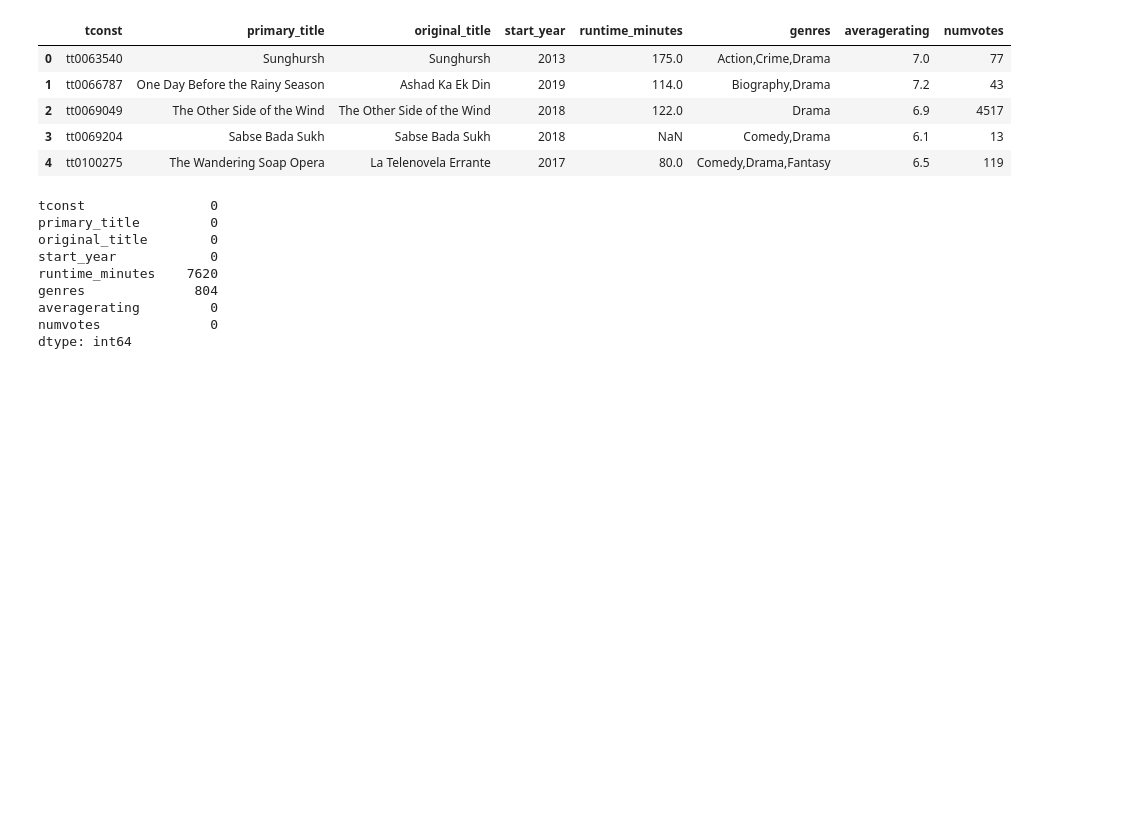
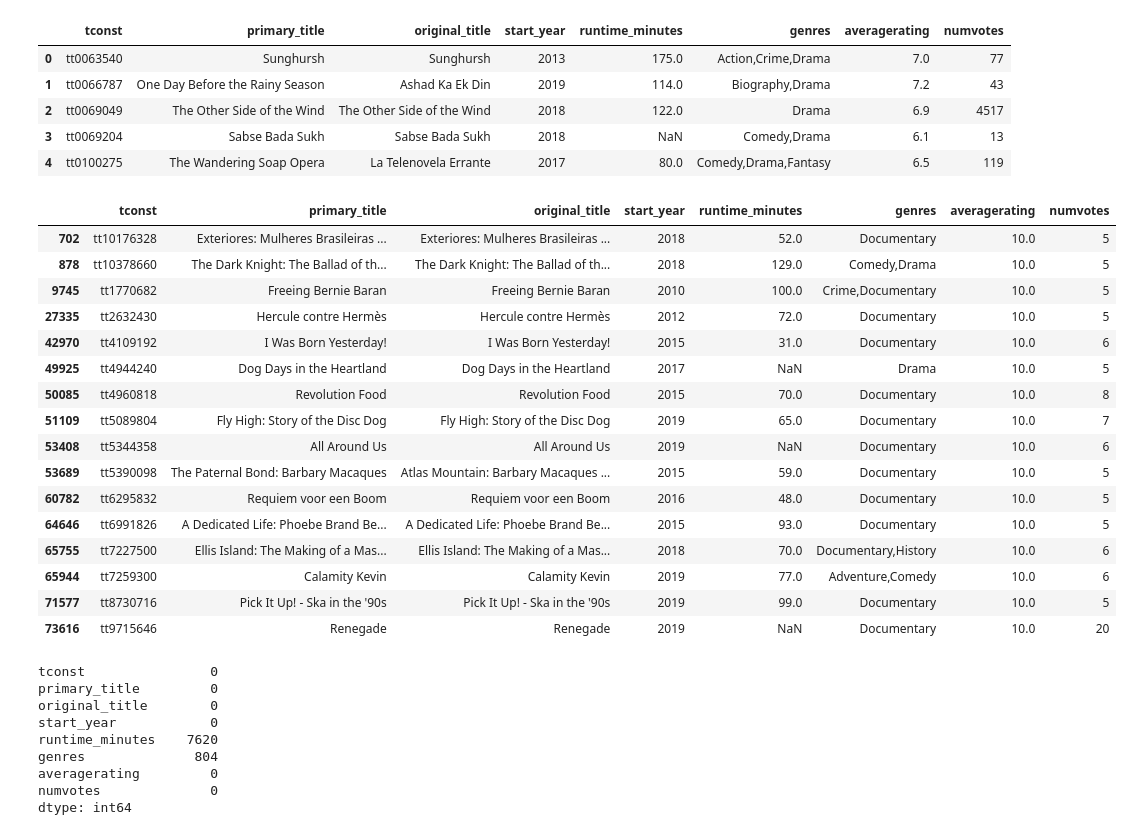
Before and after one commit to FionaNalianya/Microsoft-Movie, a Jupyter notebook: notebook.ipynb, the cells around one changed output. Saved outputs shown, nothing was run; the diff lists cells and outputs as text; code cells hidden in the pictures; blank space fills up the shorter version.

Commit message:
Added updated filters

```diff
--- a/notebook.ipynb
+++ b/notebook.ipynb
@@ -361,6 +361,27 @@ title_basics_ratings.head()
 | 2 | tt0069049 | The Other Side of the Wind | The Other Side of the Wind | 2018 | 122.0 | Drama | 6.9 | 4517 |
 | 3 | tt0069204 | Sabse Bada Sukh | Sabse Bada Sukh | 2018 | NaN | Comedy,Drama | 6.1 | 13 |
 | 4 | tt0100275 | The Wandering Soap Opera | La Telenovela Errante | 2017 | 80.0 | Comedy,Drama,Fantasy | 6.5 | 119 |
+# %%
+# filtering the datasets to get rows with highest average rating
+title_basics_ratings[title_basics_ratings.averagerating == 10.0]
+# %% [output]
+|  | tconst | primary_title | original_title | start_year | runtime_minutes | genres | averagerating | numvotes |
+| 702 | tt10176328 | Exteriores: Mulheres Brasileiras ... | Exteriores: Mulheres Brasileiras ... | 2018 | 52.0 | Documentary | 10.0 | 5 |
+| 878 | tt10378660 | The Dark Knight: The Ballad of th... | The Dark Knight: The Ballad of th... | 2018 | 129.0 | Comedy,Drama | 10.0 | 5 |
+| 9745 | tt1770682 | Freeing Bernie Baran | Freeing Bernie Baran | 2010 | 100.0 | Crime,Documentary | 10.0 | 5 |
+| 27335 | tt2632430 | Hercule contre Hermès | Hercule contre Hermès | 2012 | 72.0 | Documentary | 10.0 | 5 |
+| 42970 | tt4109192 | I Was Born Yesterday! | I Was Born Yesterday! | 2015 | 31.0 | Documentary | 10.0 | 6 |
+| 49925 | tt4944240 | Dog Days in the Heartland | Dog Days in the Heartland | 2017 | NaN | Drama | 10.0 | 5 |
+| 50085 | tt4960818 | Revolution Food | Revolution Food | 2015 | 70.0 | Documentary | 10.0 | 8 |
+| 51109 | tt5089804 | Fly High: Story of the Disc Dog | Fly High: Story of the Disc Dog | 2019 | 65.0 | Documentary | 10.0 | 7 |
+| 53408 | tt5344358 | All Around Us | All Around Us | 2019 | NaN | Documentary | 10.0 | 6 |
+| 53689 | tt5390098 | The Paternal Bond: Barbary Macaques | Atlas Mountain: Barbary Macaques ... | 2015 | 59.0 | Documentary | 10.0 | 5 |
+| 60782 | tt6295832 | Requiem voor een Boom | Requiem voor een Boom | 2016 | 48.0 | Documentary | 10.0 | 5 |
+| 64646 | tt6991826 | A Dedicated Life: Phoebe Brand Be... | A Dedicated Life: Phoebe Brand Be... | 2015 | 93.0 | Documentary | 10.0 | 5 |
+| 65755 | tt7227500 | Ellis Island: The Making of a Mas... | Ellis Island: The Making of a Mas... | 2018 | 70.0 | Documentary,History | 10.0 | 6 |
+| 65944 | tt7259300 | Calamity Kevin | Calamity Kevin | 2019 | 77.0 | Adventure,Comedy | 10.0 | 6 |
+| 71577 | tt8730716 | Pick It Up! - Ska in the '90s | Pick It Up! - Ska in the '90s | 2019 | 99.0 | Documentary | 10.0 | 5 |
+| 73616 | tt9715646 | Renegade | Renegade | 2019 | NaN | Documentary | 10.0 | 20 |
 # %%
 # checking for missing values in title_basics_ratings
 title_basics_ratings.isnull().sum()
```
Also changed, not shown: parts of 6 cells of this notebook.
